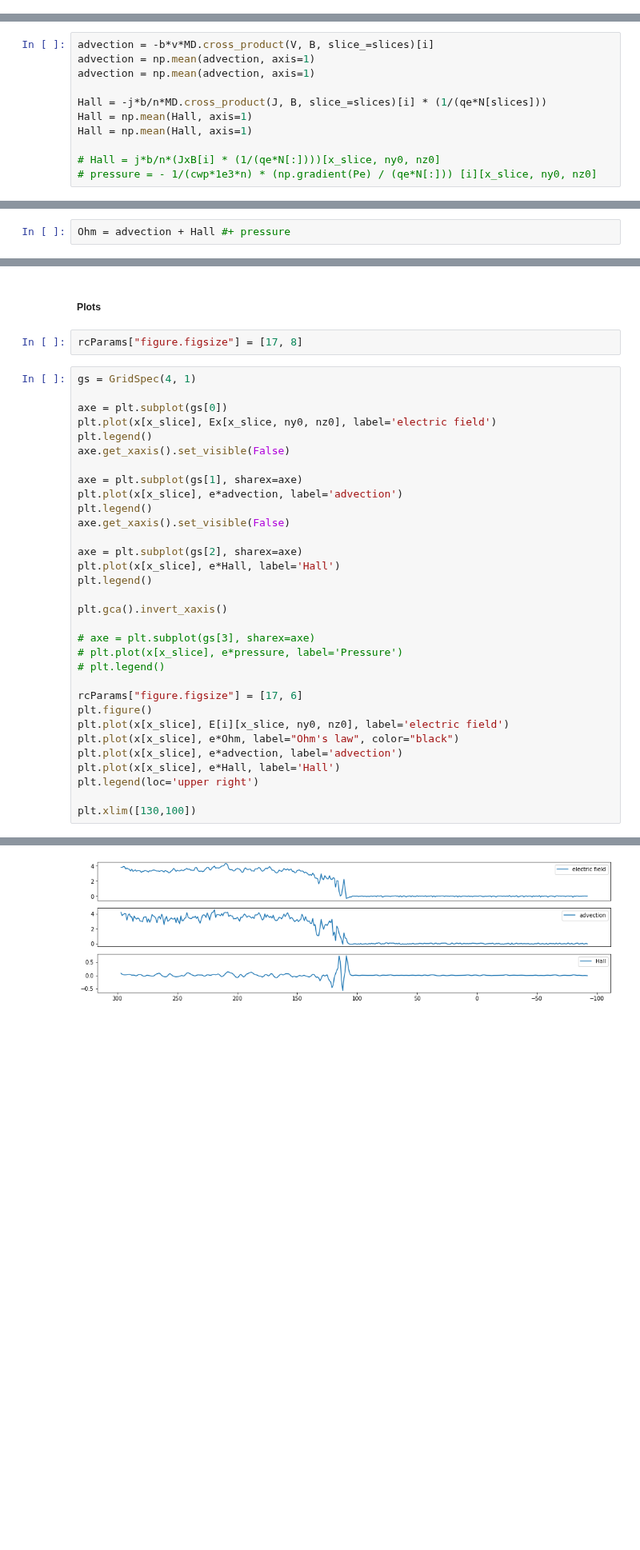
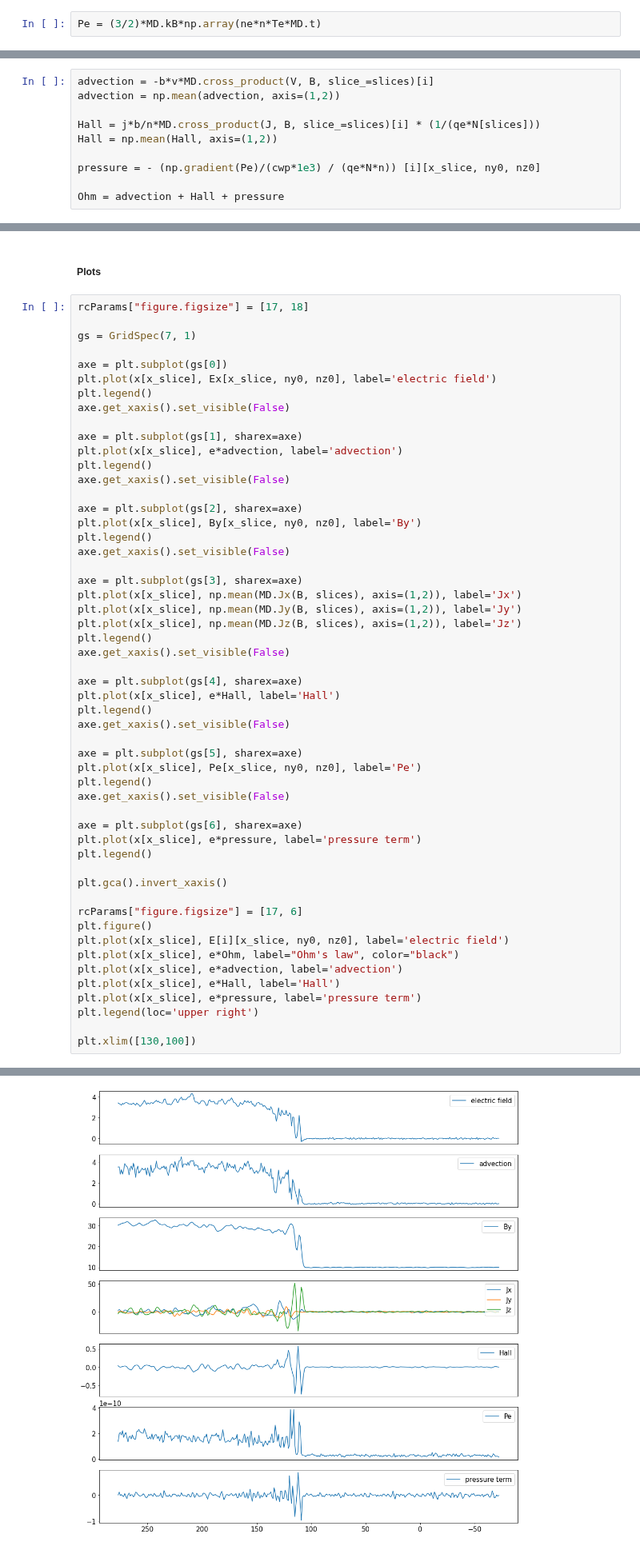
Before and after one commit to cmoissar/Jupyter-Notebooks, a Jupyter notebook: workpad.ipynb, the cells around one changed output, grey strips where cells are left out. Shown at 80% size. Drawn from its saved outputs; the diff is of its cells as text; blank space fills up the shorter version.

Commit message:
workpad.ipynb added pressure term to  to Ohm's law, and refined Rankine-Hugoniot equations

```diff
--- a/workpad.ipynb
+++ b/workpad.ipynb
@@ -305,13 +320,14 @@ Te = np.mean(MD.t*T[50:150, ny0, nz0]) * (ne/6)
+# %%
+Pe = (3/2)*MD.kB*np.array(ne*n*Te*MD.t)
 # %%
 i = 0
 # %%
 advection = -b*v*MD.cross_product(V, B, slice_=slices)[i]
-advection = np.mean(advection, axis=1)
-advection = np.mean(advection, axis=1)
+advection = np.mean(advection, axis=(1,2))
 
-Hall = -j*b/n*MD.cross_product(J, B, slice_=slices)[i] * (1/(qe*N[slices]))
-Hall = np.mean(Hall, axis=1)
-Hall = np.mean(Hall, axis=1)
+Hall = j*b/n*MD.cross_product(J, B, slice_=slices)[i] * (1/(qe*N[slices]))
+Hall = np.mean(Hall, axis=(1,2))
 
-# Hall = j*b/n*(JxB[i] * (1/(qe*N[:])))[x_slice, ny0, nz0]
-# pressure = - 1/(cwp*1e3*n) * (np.gradient(Pe) / (qe*N[:])) [i][x_slice, ny0, nz0]
+pressure = - (np.gradient(Pe)/(cwp*1e3) / (qe*N*n)) [i][x_slice, ny0, nz0]
+
+Ohm = advection + Hall + pressure
@@ -334,2 +333,0 @@ np.shape(N[:])
-# %%
-Ohm = advection + Hall #+ pressure
@@ -340,39 +345,58 @@ np.shape(Ohm)
 # %% [markdown]
 ##### Plots
-# %%
-rcParams["figure.figsize"] = [17, 8]
 # %%
-gs = GridSpec(4, 1)
+rcParams["figure.figsize"] = [17, 18]
+
+gs = GridSpec(7, 1)
 
 axe = plt.subplot(gs[0])
 plt.plot(x[x_slice], Ex[x_slice, ny0, nz0], label='electric field')
 plt.legend()
 axe.get_xaxis().set_visible(False)
 
 axe = plt.subplot(gs[1], sharex=axe)
 plt.plot(x[x_slice], e*advection, label='advection')
 plt.legend()
 axe.get_xaxis().set_visible(False)
 
 axe = plt.subplot(gs[2], sharex=axe)
+plt.plot(x[x_slice], By[x_slice, ny0, nz0], label='By')
+plt.legend()
+axe.get_xaxis().set_visible(False)
+
+axe = plt.subplot(gs[3], sharex=axe)
+plt.plot(x[x_slice], np.mean(MD.Jx(B, slices), axis=(1,2)), label='Jx')
+plt.plot(x[x_slice], np.mean(MD.Jy(B, slices), axis=(1,2)), label='Jy')
+plt.plot(x[x_slice], np.mean(MD.Jz(B, slices), axis=(1,2)), label='Jz')
+plt.legend()
+axe.get_xaxis().set_visible(False)
+
+axe = plt.subplot(gs[4], sharex=axe)
 plt.plot(x[x_slice], e*Hall, label='Hall')
+plt.legend()
+axe.get_xaxis().set_visible(False)
+
+axe = plt.subplot(gs[5], sharex=axe)
+plt.plot(x[x_slice], Pe[x_slice, ny0, nz0], label='Pe')
+plt.legend()
+axe.get_xaxis().set_visible(False)
+
+axe = plt.subplot(gs[6], sharex=axe)
+plt.plot(x[x_slice], e*pressure, label='pressure term')
 plt.legend()
 
 plt.gca().invert_xaxis()
-
-# axe = plt.subplot(gs[3], sharex=axe)
-# plt.plot(x[x_slice], e*pressure, label='Pressure')
-# plt.legend()
 
 rcParams["figure.figsize"] = [17, 6]
 plt.figure()
 plt.plot(x[x_slice], E[i][x_slice, ny0, nz0], label='electric field')
 plt.plot(x[x_slice], e*Ohm, label="Ohm's law", color="black")
 plt.plot(x[x_slice], e*advection, label='advection')
 plt.plot(x[x_slice], e*Hall, label='Hall')
+plt.plot(x[x_slice], e*pressure, label='pressure term')
 plt.legend(loc='upper right')
 
 plt.xlim([130,100])
 # %% [output]
 (130.0, 100.0)
-[figure, old version]
+[figure, new version]
```
Also changed, not shown: parts of 26 cells of this notebook.
